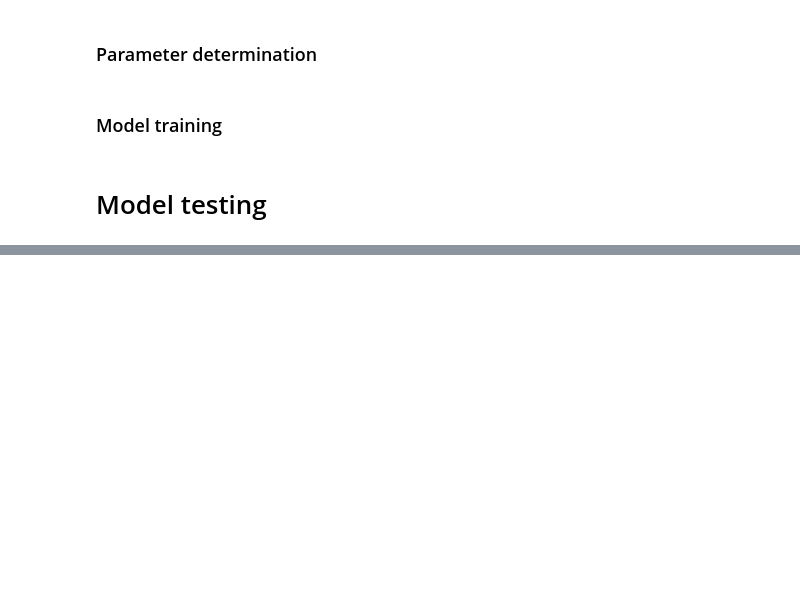
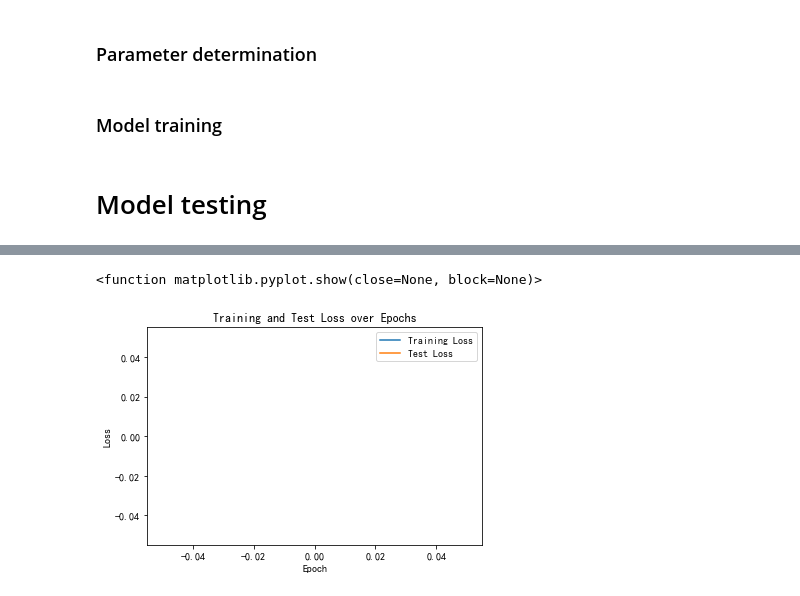
Before and after one commit to Yingbo-Jiao/Deep-learning, a Jupyter notebook: 波士顿房价.ipynb, the cells around one changed output, grey strips where cells are left out. Saved outputs shown, nothing was run; the diff lists cells and outputs as text; code cells hidden in the pictures; blank space fills up the shorter version.

```diff
--- a/波士顿房价.ipynb
+++ b/波士顿房价.ipynb
@@ -105,9 +105,3 @@ def test_model(model, dataloader):
         cur_loss = loss(y_pred, y)
         total_loss += cur_loss.item()
     print(f"Test loss: {total_loss/len(test_dataset)}")
-# %%
-num_epoch = 50
-for i in range(num_epoch):
-    print(f"==== Epoch {i} ====")
-    train_model(model, train_dataloader)
-    test_model(model, test_dataloader)
@@ -131,0 +108,26 @@ Test loss: 113504365.26027398
+# %%
+import matplotlib.pyplot as plt
+
+num_epoch = 50
+train_losses = []
+test_losses = []
+
+for i in range(num_epoch):
+    print(f"==== Epoch {i} ====")
+    train_loss = train_model(model, train_dataloader)
+    test_loss = test_model(model, test_dataloader)
+    train_losses.append(train_loss)
+    test_losses.append(test_loss)
+
+
+
+plt.plot(range(1, num_epoch + 1), train_losses, label='Training Loss')
+plt.plot(range(1, num_epoch + 1), test_losses, label='Test Loss')
+
+plt.xlabel('Epoch')
+plt.ylabel('Loss')
+plt.title('Training and Test Loss over Epochs')
+plt.legend()
+
+plt.show
+# %% [output]
@@ -131,0 +151,2 @@ Test loss: 113504365.26027398
+<function matplotlib.pyplot.show(close=None, block=None)>
+[figure, added]
```
Also changed, not shown: parts of 2 cells of this notebook, 1 other file.
